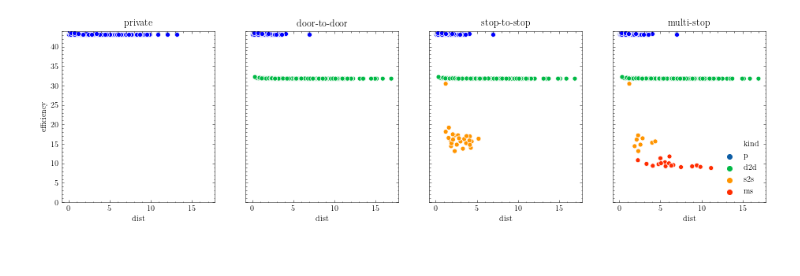
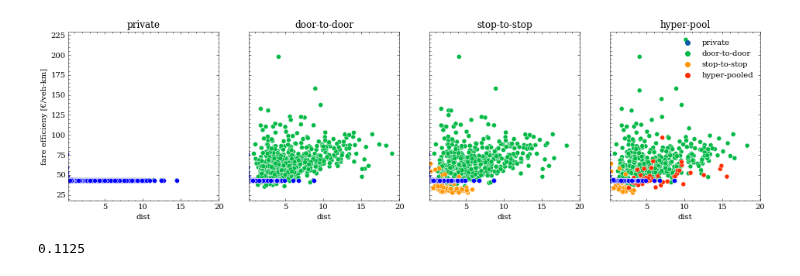
Before and after one commit to RafalKucharskiPK/ExMAS, a Jupyter notebook: ExMAS/spinoffs/tndp/ExExMAS_results.ipynb, the cells around one changed output. Cells and saved outputs as stored; diff of their text form; code cells hidden in the pictures.

```diff
--- a/ExMAS/spinoffs/tndp/ExExMAS_results.ipynb
+++ b/ExMAS/spinoffs/tndp/ExExMAS_results.ipynb
@@ -139,2 +173,4 @@ multi-stop pooled   &         100.29 &                        7920 &
 \bottomrule
 \end{tabular}
+# %%
+inData.transitize.rm['selected'] = inData.transitize.rm[['solution_0','solution_1','solution_2','solution_3']].max(axis=1)
@@ -152,3 +191,10 @@ import seaborn as sns
+# %%
+d = dict()
+d['p'] = 'private'
+d['s2s'] = 'stop-to-stop'
+d['d2d'] = 'door-to-door'
+d['ms']= 'hyper-pooled'
+inData.transitize.rides['kind_2'] = inData.transitize.rides['kind'].apply(lambda x: d[x])
 # %%
 fig, ax = plt.subplots(1,4, figsize = (16,4), sharey = True, sharex= True)
 ax = ax.flatten()
@@ -169,0 +243,3 @@ for level in [0,1,2,3]:
+# %%
+x = [0,214]
+x[1:-1]
@@ -169,0 +248,4 @@ for level in [0,1,2,3]:
+# %%
+level = 3
+solution = inData.transitize.rides[inData.transitize.rides['solution_{}'.format(level)] ==1]
+solution['ttrav'] = solution.times.apply(lambda x: sum(x[1:-1]) if len(x)>2 else x[-1])
@@ -170,19 +266,21 @@ for level in [0,1,2,3]:
 # %%
 fig, ax = plt.subplots(1,4, figsize = (16,4), sharey = True, sharex= True)
+Y = 'fare efficieny [€/veh-km]'
 ax = ax.flatten()
-titles = ['private','door-to-door','stop-to-stop','multi-stop']
+titles = ['private','door-to-door','stop-to-stop','hyper-pool']
 for level in [0,1,2,3]:
     solution = inData.transitize.rides[inData.transitize.rides['solution_{}'.format(level)] ==1]
-    solution['ttrav_total'] = solution.apply(lambda x: inData.transitize.rm[inData.transitize.rm.ride == x.name].ttrav.sum(),axis = 1)
-    solution['efficiency'] = solution['fare'] /solution['ttrav_total'] * 3600
+    solution['ttrav'] = solution.times.apply(lambda x: sum(x[1:-1]) if len(x)>2 else x[-1])#solution['ttrav_total'] = solution.apply(lambda x: inData.transitize.rm[inData.transitize.rm.ride == x.name].ttrav.sum(),axis = 1)
+    solution[Y] = solution['fare'] /solution['ttrav'] * 3600
     solution['dist'] = solution.u_veh/1000*params.avg_speed
-    sns.scatterplot(data = solution, x = 'dist', y = 'efficiency', hue = 'kind' ,
+    sns.scatterplot(data = solution, x = 'dist', y = Y, hue = 'kind_2' ,
                     ax = ax[level])
-    sns.scatterplot(data = solution[solution.kind == 'p'], x = 'dist', y = 'efficiency',
+    sns.scatterplot(data = solution[solution.kind_2 == 'private'], x = 'dist', y = Y,
                     ax = ax[level], color = 'blue')
     ax[level].set_title(titles[level])
-    ax[level].set_ylim(0,44)
+    ax[level].set_xlim(0.2,20)
     if level <3:
         ax[level].get_legend().remove()
+plt.savefig('eff.png',dpi = 300)
 # %% [output]
-[figure, old version]
+[figure, new version]
@@ -192,6 +288,10 @@ rm['rel_dif'] = (rm.u - rm.u_private ) / rm.u
 df = inData.transitize.rm[inData.transitize.rm['solution_{}'.format(3)] ==1]
 df['u_private'] = df.apply(lambda x: rm[(rm.traveller == x.traveller) &(rm.kind=='p') ].u.iloc[0], axis =1)
 df = df[df.kind=='ms']
+# %%
+225/2000
+# %% [output]
+0.1125
 # %%
 def utility_s2s(traveller):
     # utility of shared trip i for all the travellers
```
Also changed, not shown: parts of 34 cells of this notebook, 17 other files.
